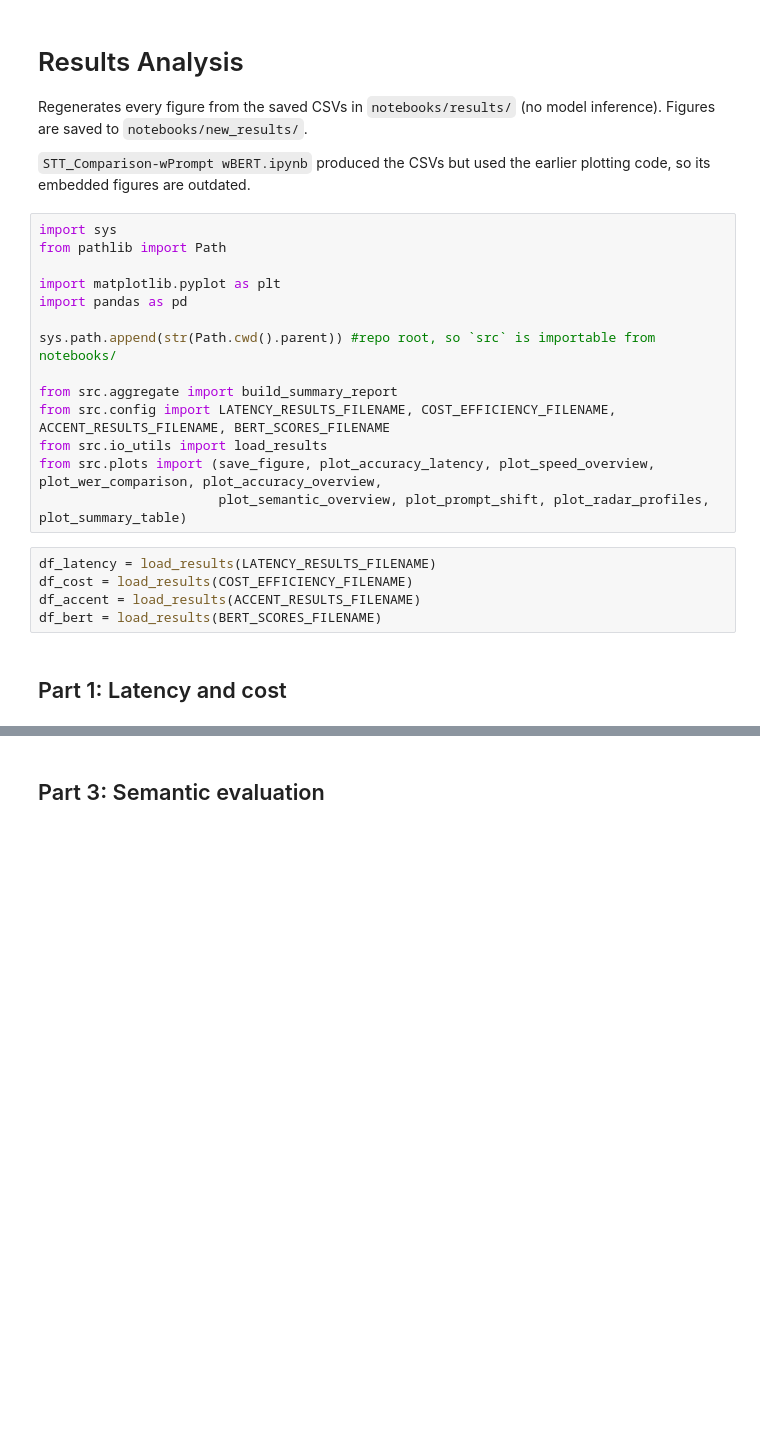
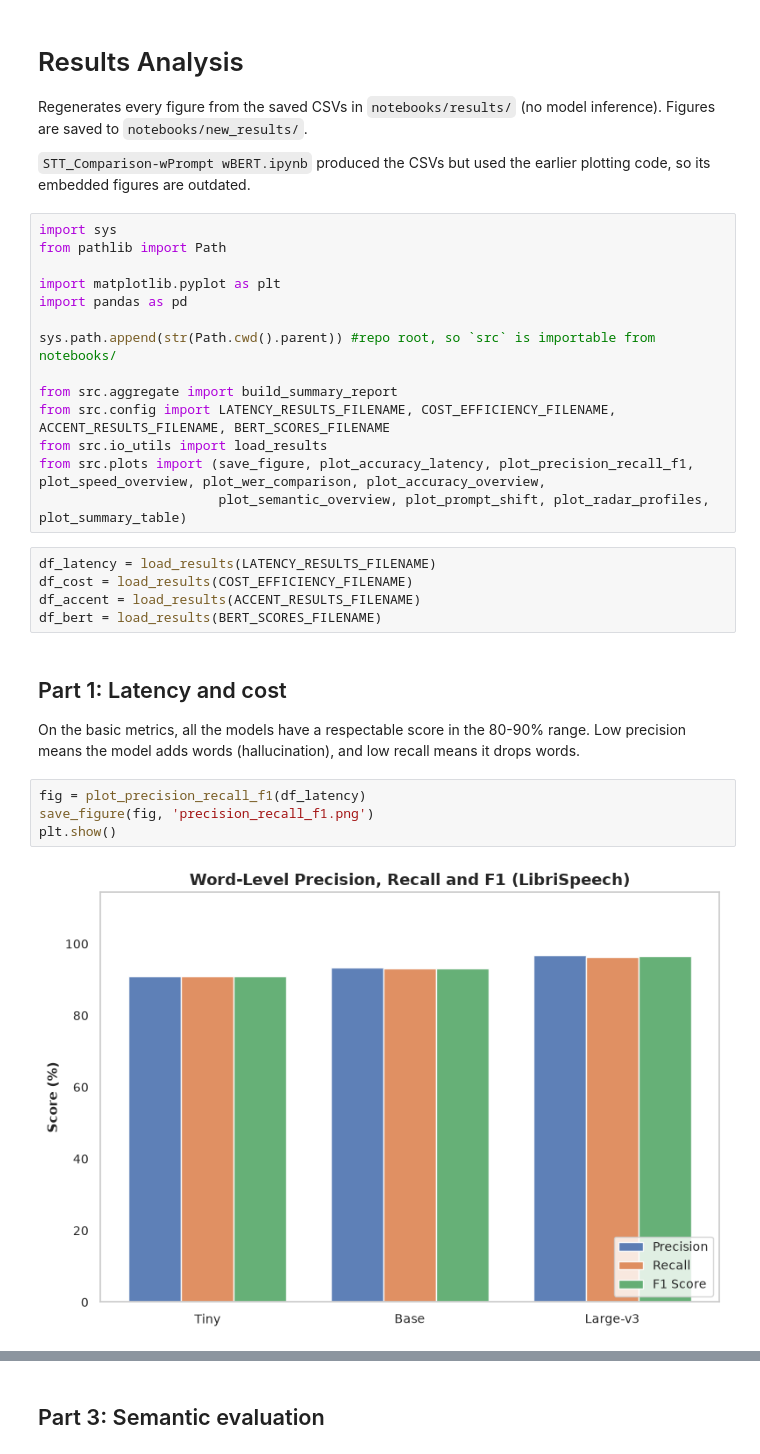
Before and after one commit to finnlimjc/AI-Systems-Evaluation, a Jupyter notebook: notebooks/results_analysis.ipynb, the cells around one changed output, grey strips where cells are left out. Drawn from its saved outputs; the diff is of its cells as text; blank space fills up the shorter version.

```diff
--- a/notebooks/results_analysis.ipynb
+++ b/notebooks/results_analysis.ipynb
@@ -16,7 +16,7 @@ sys.path.append(str(Path.cwd().parent)) #repo root, so `src` is importable from
 from src.aggregate import build_summary_report
 from src.config import LATENCY_RESULTS_FILENAME, COST_EFFICIENCY_FILENAME, ACCENT_RESULTS_FILENAME, BERT_SCORES_FILENAME
 from src.io_utils import load_results
-from src.plots import (save_figure, plot_accuracy_latency, plot_speed_overview, plot_wer_comparison, plot_accuracy_overview,
+from src.plots import (save_figure, plot_accuracy_latency, plot_precision_recall_f1, plot_speed_overview, plot_wer_comparison, plot_accuracy_overview,
                        plot_semantic_overview, plot_prompt_shift, plot_radar_profiles, plot_summary_table)
 # %%
 df_latency = load_results(LATENCY_RESULTS_FILENAME)
@@ -25,3 +25,11 @@ df_accent = load_results(ACCENT_RESULTS_FILENAME)
 df_bert = load_results(BERT_SCORES_FILENAME)
 # %% [markdown]
 ## Part 1: Latency and cost
+
+On the basic metrics, all the models have a respectable score in the 80-90% range. Low precision means the model adds words (hallucination), and low recall means it drops words.
+# %%
+fig = plot_precision_recall_f1(df_latency)
+save_figure(fig, 'precision_recall_f1.png')
+plt.show()
+# %% [output]
+[figure, added]
```
Also changed, not shown: parts of 33 cells of this notebook, 2 other files.
